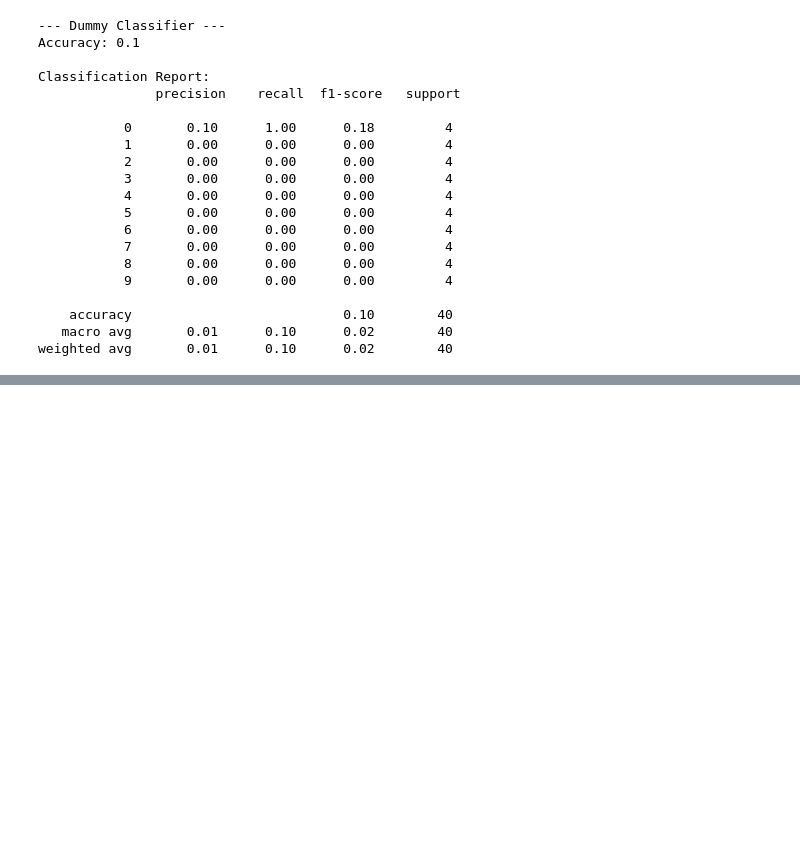
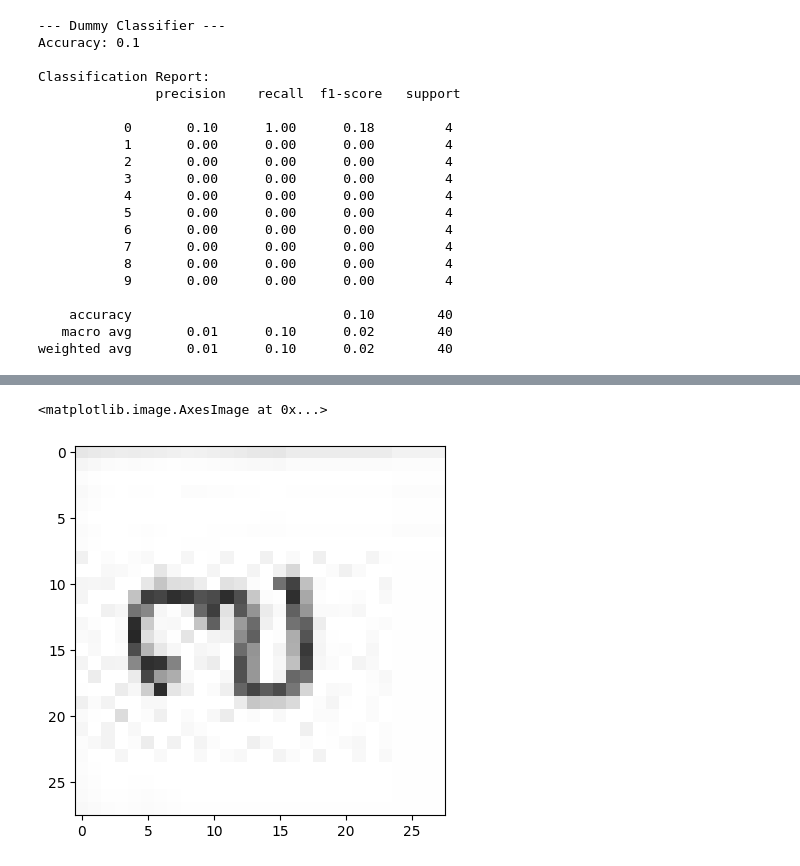
Before and after one commit to lyvathanaudom/digits_classifier, a Jupyter notebook: notebooks/02_decision_tree_training.ipynb, the cells around one changed output, grey strips where cells are left out. Saved outputs shown, nothing was run; the diff lists cells and outputs as text; code cells hidden in the pictures; blank space fills up the shorter version.

```diff
--- a/notebooks/02_decision_tree_training.ipynb
+++ b/notebooks/02_decision_tree_training.ipynb
@@ -490,0 +410,9 @@ Best score: 0.8991829004329004
+# %%
+import matplotlib.pyplot as plt
+
+img = np.reshape(X_test[(y_test == 7) & (y_pred == 7)][0], (28, 28, 3))
+
+plt.imshow(img)
+# %% [output]
+<matplotlib.image.AxesImage at 0x...>
+[figure, added]
```
Also changed, not shown: parts of 35 cells of this notebook, 8 other files.
